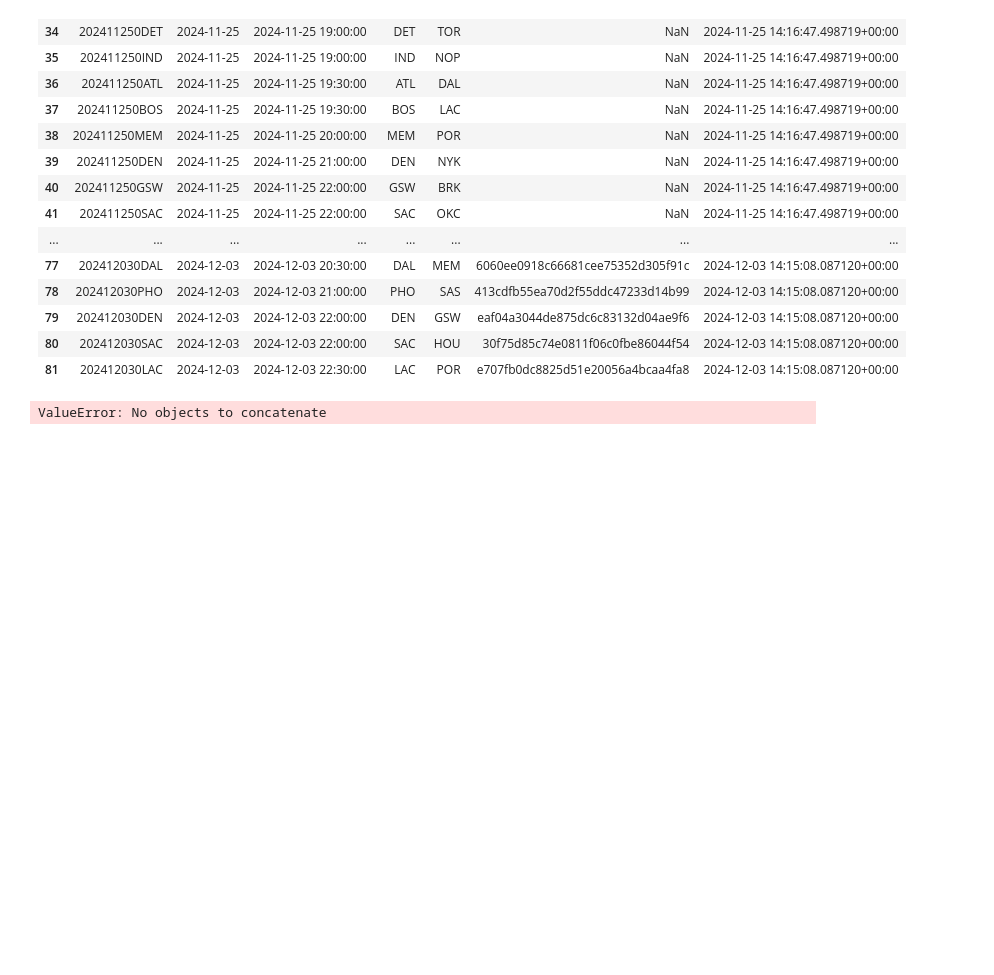
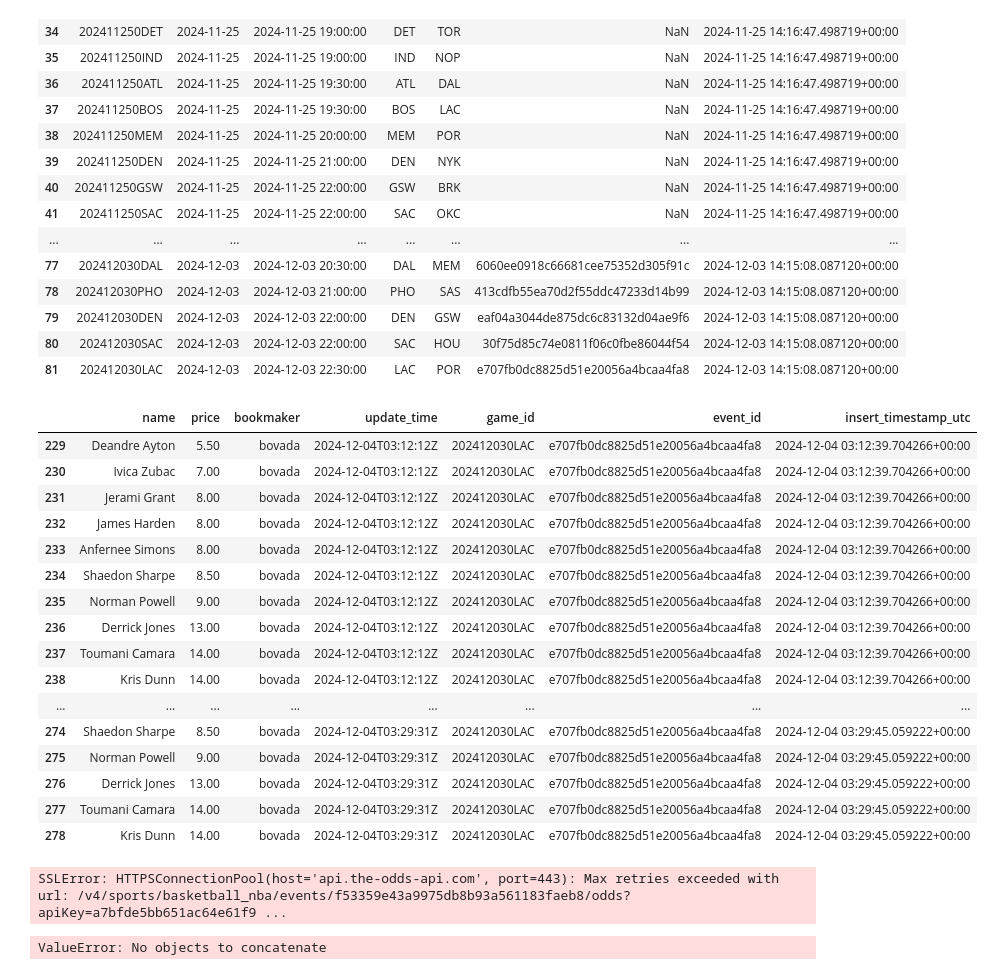
Before and after one commit to martinbog19/LeFirstBasket, a Jupyter notebook: run_before_game.ipynb, the cells around one changed output. Saved outputs shown, nothing was run; the diff lists cells and outputs as text; code cells hidden in the pictures; blank space fills up the shorter version.

```diff
--- a/run_before_game.ipynb
+++ b/run_before_game.ipynb
@@ -76,3 +76,26 @@ games = games.merge(
 )
 
 games['insert_timestamp_utc'] = datetime.now(timezone.utc)
+# %%
+import pandas as pd
+
+odds = pd.read_csv('data/odds_first_basket.csv')
+odds.tail(50)
+# %% [output]
+|  | name | price | bookmaker | update_time | game_id | event_id | insert_timestamp_utc |
+| 229 | Deandre Ayton | 5.50 | bovada | 2024-12-04T03:12:12Z | 202412030LAC | e707fb0dc8825d51e20056a4bcaa4fa8 | 2024-12-04 03:12:39.704266+00:00 |
+| 230 | Ivica Zubac | 7.00 | bovada | 2024-12-04T03:12:12Z | 202412030LAC | e707fb0dc8825d51e20056a4bcaa4fa8 | 2024-12-04 03:12:39.704266+00:00 |
+| 231 | Jerami Grant | 8.00 | bovada | 2024-12-04T03:12:12Z | 202412030LAC | e707fb0dc8825d51e20056a4bcaa4fa8 | 2024-12-04 03:12:39.704266+00:00 |
+| 232 | James Harden | 8.00 | bovada | 2024-12-04T03:12:12Z | 202412030LAC | e707fb0dc8825d51e20056a4bcaa4fa8 | 2024-12-04 03:12:39.704266+00:00 |
+| 233 | Anfernee Simons | 8.00 | bovada | 2024-12-04T03:12:12Z | 202412030LAC | e707fb0dc8825d51e20056a4bcaa4fa8 | 2024-12-04 03:12:39.704266+00:00 |
+| 234 | Shaedon Sharpe | 8.50 | bovada | 2024-12-04T03:12:12Z | 202412030LAC | e707fb0dc8825d51e20056a4bcaa4fa8 | 2024-12-04 03:12:39.704266+00:00 |
+| 235 | Norman Powell | 9.00 | bovada | 2024-12-04T03:12:12Z | 202412030LAC | e707fb0dc8825d51e20056a4bcaa4fa8 | 2024-12-04 03:12:39.704266+00:00 |
+| 236 | Derrick Jones | 13.00 | bovada | 2024-12-04T03:12:12Z | 202412030LAC | e707fb0dc8825d51e20056a4bcaa4fa8 | 2024-12-04 03:12:39.704266+00:00 |
+| 237 | Toumani Camara | 14.00 | bovada | 2024-12-04T03:12:12Z | 202412030LAC | e707fb0dc8825d51e20056a4bcaa4fa8 | 2024-12-04 03:12:39.704266+00:00 |
+| 238 | Kris Dunn | 14.00 | bovada | 2024-12-04T03:12:12Z | 202412030LAC | e707fb0dc8825d51e20056a4bcaa4fa8 | 2024-12-04 03:12:39.704266+00:00 |
+| ... | ... | ... | ... | ... | ... | ... | ... |
+| 274 | Shaedon Sharpe | 8.50 | bovada | 2024-12-04T03:29:31Z | 202412030LAC | e707fb0dc8825d51e20056a4bcaa4fa8 | 2024-12-04 03:29:45.059222+00:00 |
+| 275 | Norman Powell | 9.00 | bovada | 2024-12-04T03:29:31Z | 202412030LAC | e707fb0dc8825d51e20056a4bcaa4fa8 | 2024-12-04 03:29:45.059222+00:00 |
+| 276 | Derrick Jones | 13.00 | bovada | 2024-12-04T03:29:31Z | 202412030LAC | e707fb0dc8825d51e20056a4bcaa4fa8 | 2024-12-04 03:29:45.059222+00:00 |
+| 277 | Toumani Camara | 14.00 | bovada | 2024-12-04T03:29:31Z | 202412030LAC | e707fb0dc8825d51e20056a4bcaa4fa8 | 2024-12-04 03:29:45.059222+00:00 |
+| 278 | Kris Dunn | 14.00 | bovada | 2024-12-04T03:29:31Z | 202412030LAC | e707fb0dc8825d51e20056a4bcaa4fa8 | 2024-12-04 03:29:45.059222+00:00 |
@@ -79,3 +104,14 @@ games['insert_timestamp_utc'] = datetime.now(timezone.utc)
+# %%
+
+eventId = 'f53359e43a9975db8b93a561183faeb8'
+
+odds_response = requests.get(f'https://api.the-odds-api.com/v4/sports/basketball_nba/events/{eventId}/odds',
+                             params = {'apiKey': api_key,
+                                       'regions': 'us',
+                                       'markets': 'player_first_basket',
+                                       'oddsFormat': 'decimal'})
+# %% [output]
+SSLError: HTTPSConnectionPool(host='api.the-odds-api.com', port=443): Max retries exceeded with url: /v4/sports/basketball_nba/events/f53359e43a9975db8b93a561183faeb8/odds?apiKey=a7bfde5bb651ac64e61f9 ...
 # %%
 # Store subset of games in the next 30 minutes
 now = datetime.now(ZoneInfo('America/New_York'))
```
Also changed, not shown: parts of 1 cell of this notebook, 4 other files.
